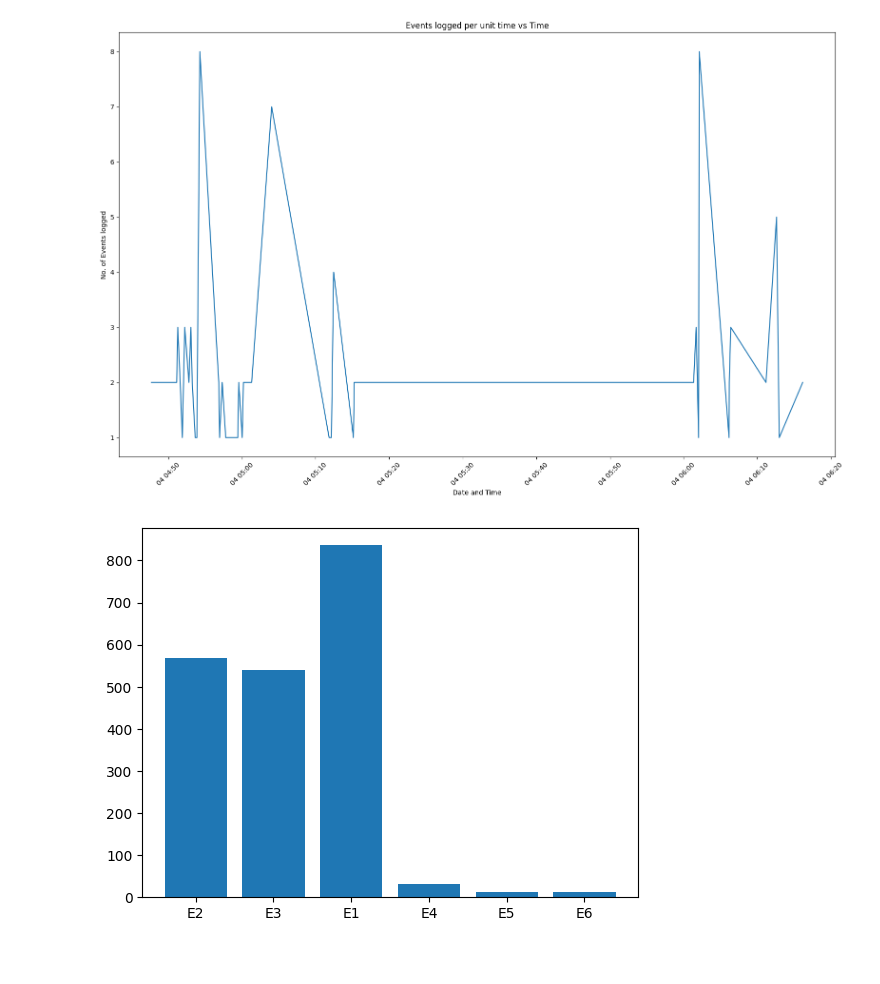
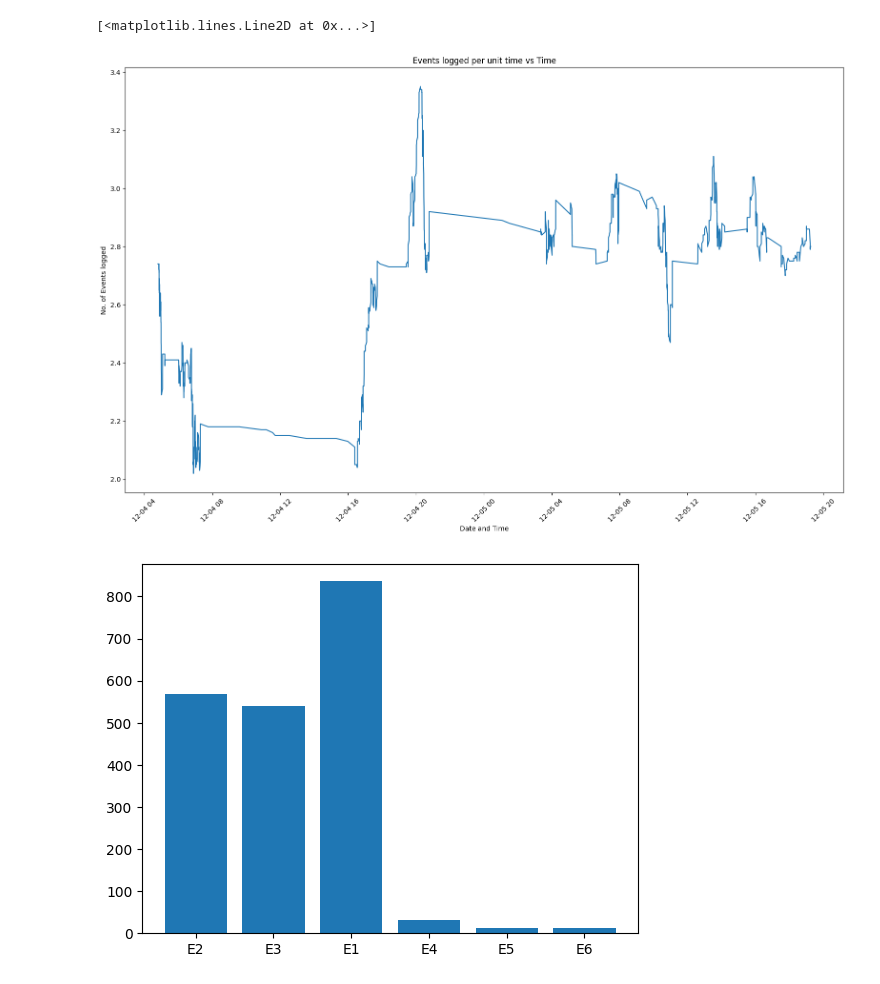
Before and after one commit to Bipin2005-dev/ProLogger, a Jupyter notebook: plotter.ipynb, the cells around one changed output. Saved outputs shown, nothing was run; the diff lists cells and outputs as text; code cells hidden in the pictures.

Commit message:
Linear plot using the rolling mean apprach, wtihout using datetime

```diff
--- a/plotter.ipynb
+++ b/plotter.ipynb
@@ -1,7 +1,6 @@
 # %%
 import numpy as np
 import matplotlib.pyplot as plt
-from datetime import datetime
 
 """
     EVENTS LOGGED WITH TIME(LINE PLOT).
@@ -19,33 +18,58 @@ from datetime import datetime
        points.
 """
 
+def to_iso(date_str : str):
+    day, month, date, time, year = date_str.split(' ')
+    month_dict = {
+        "Jan": "01", "Feb": "02", "Mar": "03", "Apr": "04",
+        "May": "05", "Jun": "06", "Jul": "07", "Aug": "08",
+        "Sep": "09", "Oct": "10", "Nov": "11", "Dec": "12"
+    }
+    return f"{year}-{month_dict[month]}-{date}T{time}"
+
 datetime_dict = {}
 
-with open('test.csv', 'r') as file:
+with open('./test_logs/Apache_2k.log_structured.csv', 'r') as file:
     for line in file:
         if line.split(',')[0] == 'LineId':
             continue
         full_datetime = line.split(',')[1]
-        datetime_obj = datetime.strptime(full_datetime, "%a %b %d %H:%M:%S %Y")
-        if datetime_obj not in datetime_dict:
-            datetime_dict[datetime_obj] = 1
+        datetime_iso = np.datetime64(to_iso(full_datetime))
+        if datetime_iso in datetime_dict:
+            datetime_dict[datetime_iso] += 1
         else:
-            datetime_dict[datetime_obj] += 1
+            datetime_dict[datetime_iso] = 1
 
-#Sort the dict by increasing time.
-datetime_dict = dict(sorted(datetime_dict.items(), key= lambda item: item[0]))
+#Sorting the dict.
+datetime_dict = dict(sorted(datetime_dict.items(), key=lambda x: x[0]))
 
-#Partition the time into 40ish objects, if the dict is too large.
-if len(datetime_dict) > 40:
-    datetime_dict = dict(list(datetime_dict.items())[::int(len(datetime_dict)/40)])
+"""
+    Trying the Rolling mean approach:
+        Choose a window w(int this case I'll choose a window of maybe size 10), compute the average of w data entries
+        occuring before the given data point(and including the given data point), and use that to minimize noise in the
+        data set.
+"""
+window = 100
+noise_minimized_datetime = {}
+datetime_dict_as_tuples = list(datetime_dict.items())
+for i in range(len(datetime_dict)):
+    sum = 0
+    if i in range(9):
+        noise_minimized_datetime[datetime_dict_as_tuples[i][0]] = datetime_dict_as_tuples[i][1]
+    for j in range(window):
+        sum += datetime_dict_as_tuples[i - j][1]
+    sum /= window
+    noise_minimized_datetime[datetime_dict_as_tuples[i][0]] = sum
 
 fig, ax = plt.subplots(figsize=(16,10))
 ax.set_xlabel('Date and Time')
 ax.set_ylabel('No. of Events logged')
 ax.set_title('Events logged per unit time vs Time')
+x_labels = [date for date in noise_minimized_datetime]
+y_labels = [noise_minimized_datetime[date] for date in noise_minimized_datetime]
+print(y_labels)
+print(x_labels)
 plt.xticks(rotation=45)
 plt.tight_layout()
-x_labels = [key for key in datetime_dict]
-y_labels = [datetime_dict[key] for key in datetime_dict]
 ax.plot(x_labels, y_labels)
 # %% [output]
@@ -53,4 +78,5 @@ ax.plot(x_labels, y_labels)
+[<matplotlib.lines.Line2D at 0x...>]
-[figure, old version]
+[figure, new version]
 # %%
 """
     EVENT CODE DISTRIBUTION(BAR PLOT).
```
Also changed, not shown: parts of 2 cells of this notebook.
